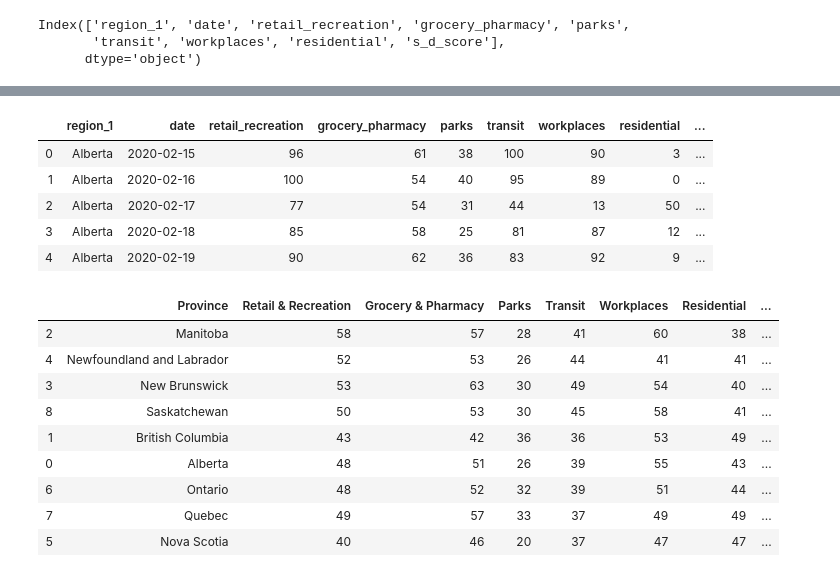
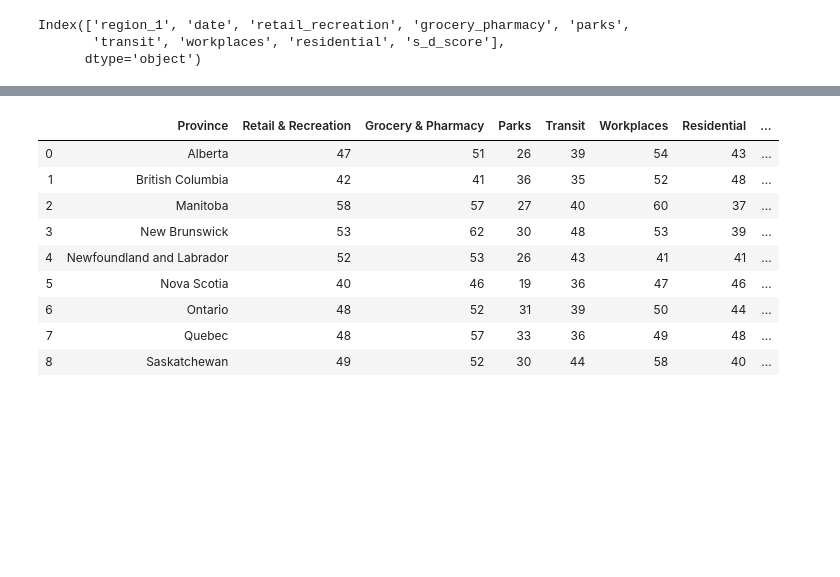
Before and after one commit to francomomo/DataFest-2020, a Jupyter notebook: scripts/Python/data_cleaning.ipynb, the cells around one changed output, grey strips where cells are left out. Drawn from its saved outputs; the diff is of its cells as text; code cells hidden in the pictures; blank space fills up the shorter version.

Commit message:
Re-evaluate Social Distancing metrics and Investigate how Social Distancing Score vary in Canada and across provinces

```diff
--- a/scripts/Python/data_cleaning.ipynb
+++ b/scripts/Python/data_cleaning.ipynb
@@ -146,16 +129,18 @@ std_mobility_provinces = canada_provinces_mobility.groupby('region_1').std().res
 def standardize_data_z(province, category, i):
     canada_provinces_mobility.loc[canada_provinces_mobility.region_1 == province, category] = \
     (canada_provinces_mobility.loc[canada_provinces_mobility.region_1 == province, category] - \
-    mean_mobility_provinces.loc[mean_mobility_provinces.region_1 == province, category][i]) / \
-    std_mobility_provinces.loc[std_mobility_provinces.region_1 == province, category][i]
+    mean_mobility_provinces.loc[mean_mobility_provinces.region_1 == province, category][i]).\
+    div(std_mobility_provinces.loc[std_mobility_provinces.region_1 == province, category][i]) \
 
+
+def standardize_data_min_max(province, category):
 #     min-max normalization between [-100, 100]
-def standardize_data_min_max(province, category):
 #     canada_provinces_mobility.loc[canada_provinces_mobility.region_1 == province, category] = \
 #     (200 * (canada_provinces_mobility.loc[canada_provinces_mobility.region_1 == province, category] - \
 #     min(canada_provinces_mobility.loc[canada_provinces_mobility.region_1 == province, category])) /\
 #     (max(canada_provinces_mobility.loc[canada_provinces_mobility.region_1 == province, category]) - \
 #     min(canada_provinces_mobility.loc[canada_provinces_mobility.region_1 == province, category])) - 100)
+#     min-max normalization between [0, 100]
     canada_provinces_mobility.loc[canada_provinces_mobility.region_1 == province, category] = \
     100 * ((canada_provinces_mobility.loc[canada_provinces_mobility.region_1 == province, category] - \
     min(canada_provinces_mobility.loc[canada_provinces_mobility.region_1 == province, category])) / \
@@ -223,7 +194,7 @@ mobility_data = pd.read_csv('../../data/cleaned_data/standardized_mobility_data.
                            index_col='Unnamed: 0')
 
 # drop column
-mobility_data = mobility_data.drop(['Unnamed: 0.1'], axis=1)
+# mobility_data = mobility_data.drop(['Unnamed: 0.1'], axis=1)
 # %%
 mobility_data.columns
 # %% [output]
@@ -233,29 +218,28 @@ Index(['region_1', 'date', 'retail_recreation', 'grocery_pharmacy', 'parks',
+# %%
+# round data to integers
+for category in categories:
+    mobility_data[category] = mobility_data[category].astype(int)
+mobility_data['s_d_score'] = mobility_data['s_d_score'].astype(int)
+
+# Rename columns
+mobility_data = mobility_data.rename(columns={'region_1': 'Province', 's_d_score': 'Social Distancing Score', \
+                             'retail_recreation': 'Retail & Recreation', \
+                             'grocery_pharmacy': 'Grocery & Pharmacy', 'parks': 'Parks', \
+                             'transit': 'Transit', 'workplaces': 'Workplaces',
+                             'residential': 'Residential'})
+
+# export data
+mobility_data.to_csv(path_or_buf='../../data/cleaned_data/social_distancing_score_province.csv')
 # %%
-mobility_data.head()
+mobility_data
 # %% [output]
-|  | region_1 | date | retail_recreation | grocery_pharmacy | parks | transit | workplaces | residential | ... |
-| 0 | Alberta | 2020-02-15 | 96 | 61 | 38 | 100 | 90 | 3 | ... |
-| 1 | Alberta | 2020-02-16 | 100 | 54 | 40 | 95 | 89 | 0 | ... |
-| 2 | Alberta | 2020-02-17 | 77 | 54 | 31 | 44 | 13 | 50 | ... |
-| 3 | Alberta | 2020-02-18 | 85 | 58 | 25 | 81 | 87 | 12 | ... |
-| 4 | Alberta | 2020-02-19 | 90 | 62 | 36 | 83 | 92 | 9 | ... |
+|  | Province | Retail & Recreation | Grocery & Pharmacy | Parks | Transit | Workplaces | Residential | ... |
+| 0 | Alberta | 47 | 51 | 26 | 39 | 54 | 43 | ... |
+| 1 | British Columbia | 42 | 41 | 36 | 35 | 52 | 48 | ... |
+| 2 | Manitoba | 58 | 57 | 27 | 40 | 60 | 37 | ... |
+| 3 | New Brunswick | 53 | 62 | 30 | 48 | 53 | 39 | ... |
+| 4 | Newfoundland and Labrador | 52 | 53 | 26 | 43 | 41 | 41 | ... |
+| 5 | Nova Scotia | 40 | 46 | 19 | 36 | 47 | 46 | ... |
+| 6 | Ontario | 48 | 52 | 31 | 39 | 50 | 44 | ... |
+| 7 | Quebec | 48 | 57 | 33 | 36 | 49 | 48 | ... |
+| 8 | Saskatchewan | 49 | 52 | 30 | 44 | 58 | 40 | ... |
-# %%
-mobility_data = mobility_data.groupby('region_1').mean().reset_index()
-mobility_data = mobility_data.rename(columns={'region_1': 'Province', 's_d_score': 'Social Distancing Score', \
-                             'retail_recreation': 'Retail & Recreation', \
-                             'grocery_pharmacy': 'Grocery & Pharmacy', 'parks': 'Parks', \
-                             'transit': 'Transit', 'workplaces': 'Workplaces',
-                             'residential': 'Residential'})
-pd.set_option('display.float_format', lambda x: '%.f' % x)
-mobility_data.sort_values(by=['Social Distancing Score'], axis=0, ascending=False)
-# %% [output]
-|  | Province | Retail & Recreation | Grocery & Pharmacy | Parks | Transit | Workplaces | Residential | ... |
-| 2 | Manitoba | 58 | 57 | 28 | 41 | 60 | 38 | ... |
-| 4 | Newfoundland and Labrador | 52 | 53 | 26 | 44 | 41 | 41 | ... |
-| 3 | New Brunswick | 53 | 63 | 30 | 49 | 54 | 40 | ... |
-| 8 | Saskatchewan | 50 | 53 | 30 | 45 | 58 | 41 | ... |
-| 1 | British Columbia | 43 | 42 | 36 | 36 | 53 | 49 | ... |
-| 0 | Alberta | 48 | 51 | 26 | 39 | 55 | 43 | ... |
-| 6 | Ontario | 48 | 52 | 32 | 39 | 51 | 44 | ... |
-| 7 | Quebec | 49 | 57 | 33 | 37 | 49 | 49 | ... |
-| 5 | Nova Scotia | 40 | 46 | 20 | 37 | 47 | 47 | ... |
```
Also changed, not shown: parts of 11 cells of this notebook, 3 other files.
